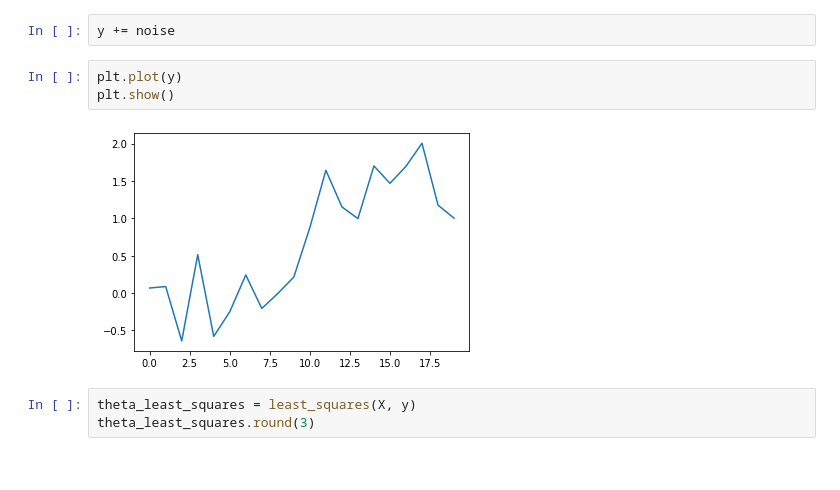
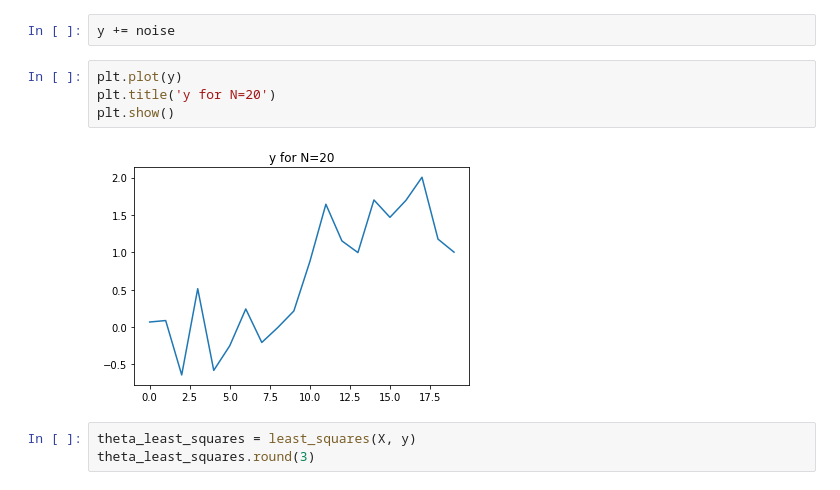
Before and after one commit to PiStefania/Machine_Learning_Exercises, a Jupyter notebook: Ex1_rou.ipynb, the cells around one changed output. Cells and saved outputs as stored; diff of their text form.

```diff
--- a/Ex1_rou.ipynb
+++ b/Ex1_rou.ipynb
@@ -77,9 +79,10 @@ y = X @ theta_real.T
 y += noise
 # %%
 plt.plot(y)
+plt.title('y for N=20')
 plt.show()
 # %% [output]
-[figure, old version]
+[figure, new version]
 # %%
 theta_least_squares = least_squares(X, y)
 theta_least_squares.round(3)
```
Also changed, not shown: parts of 8 cells of this notebook, 1 other file.
